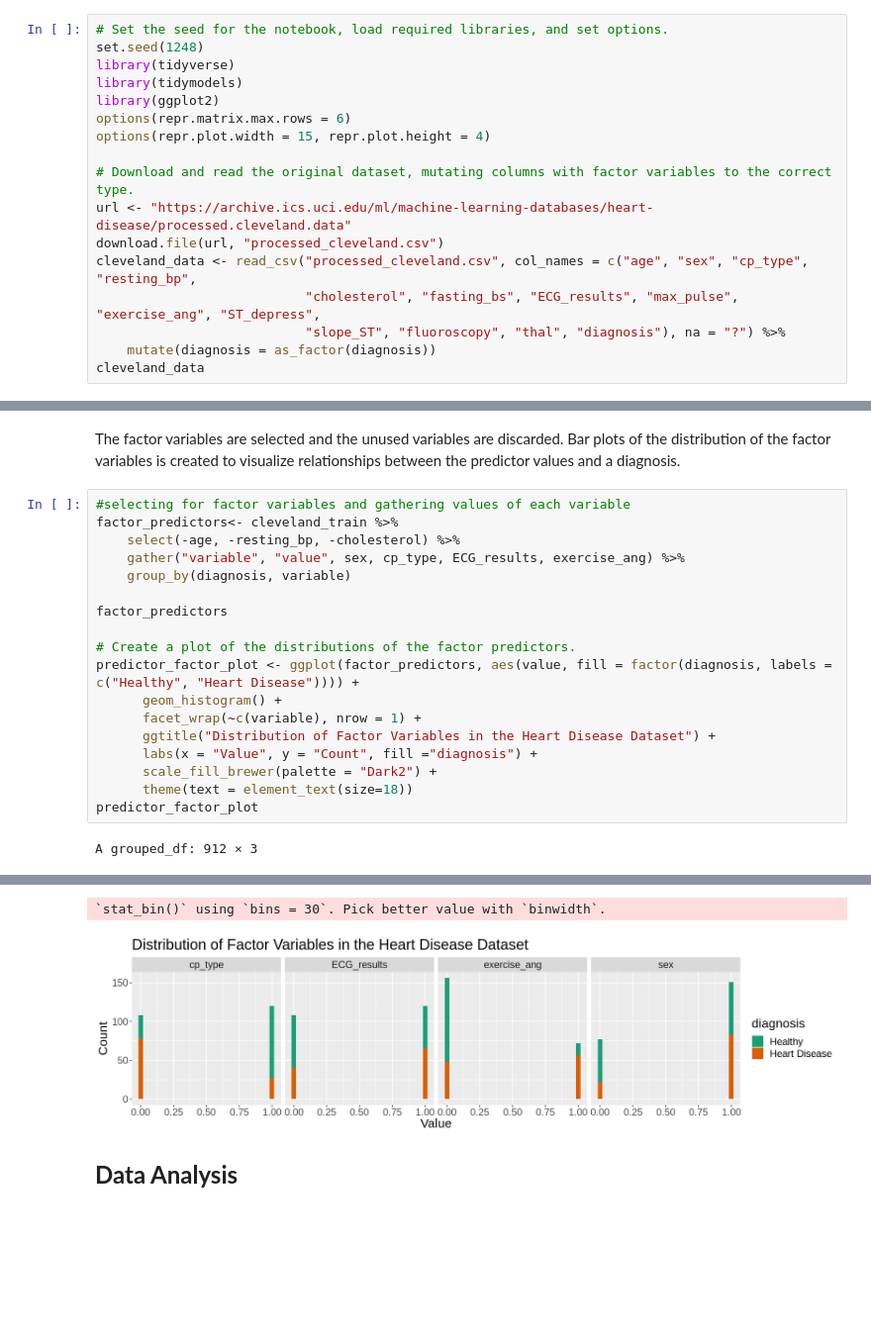
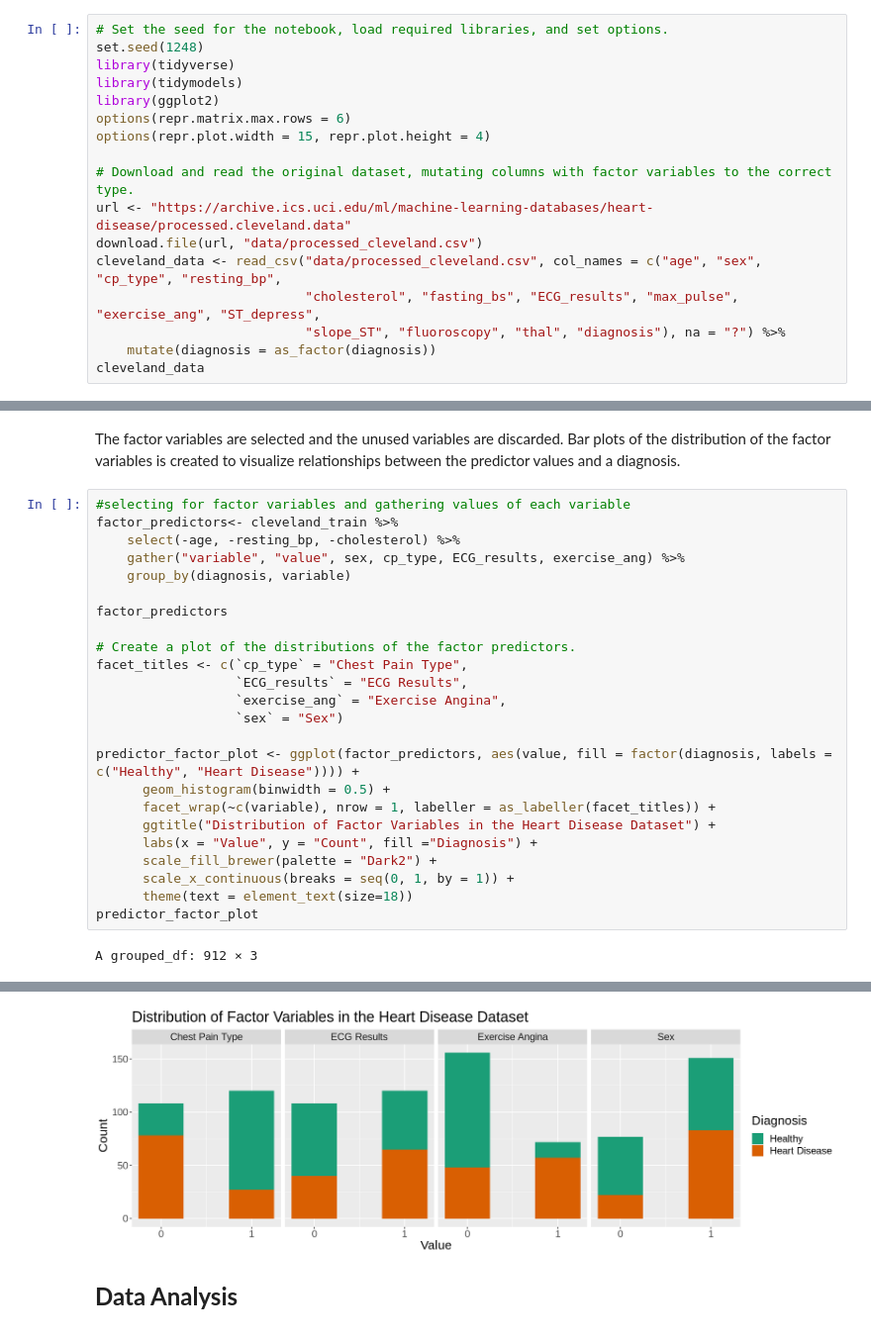
Before and after one commit to HannahDKM/Final_Project, a Jupyter notebook: Final_Project.ipynb, the cells around one changed output, grey strips where cells are left out. Shown: that part at 99% size. Drawn from its saved outputs; the diff is of its cells as text; blank space fills up the shorter version.

```diff
--- a/Final_Project.ipynb
+++ b/Final_Project.ipynb
@@ -25,8 +25,8 @@ options(repr.plot.width = 15, repr.plot.height = 4)
 
 # Download and read the original dataset, mutating columns with factor variables to the correct type.
 url <- "https://archive.ics.uci.edu/ml/machine-learning-databases/heart-disease/processed.cleveland.data"
-download.file(url, "processed_cleveland.csv")
-cleveland_data <- read_csv("processed_cleveland.csv", col_names = c("age", "sex", "cp_type", "resting_bp",
+download.file(url, "data/processed_cleveland.csv")
+cleveland_data <- read_csv("data/processed_cleveland.csv", col_names = c("age", "sex", "cp_type", "resting_bp",
                            "cholesterol", "fasting_bs", "ECG_results", "max_pulse", "exercise_ang", "ST_depress",
                            "slope_ST", "fluoroscopy", "thal", "diagnosis"), na = "?") %>%
     mutate(diagnosis = as_factor(diagnosis))
@@ -205,34 +217,39 @@ The factor variables are selected and the unused variables are discarded. Bar pl
 # %%
 #selecting for factor variables and gathering values of each variable
 factor_predictors<- cleveland_train %>%
     select(-age, -resting_bp, -cholesterol) %>%
     gather("variable", "value", sex, cp_type, ECG_results, exercise_ang) %>%
     group_by(diagnosis, variable)
 
 factor_predictors
 
 # Create a plot of the distributions of the factor predictors.
+facet_titles <- c(`cp_type` = "Chest Pain Type",
+                  `ECG_results` = "ECG Results",
+                  `exercise_ang` = "Exercise Angina",
+                  `sex` = "Sex")
+
 predictor_factor_plot <- ggplot(factor_predictors, aes(value, fill = factor(diagnosis, labels = c("Healthy", "Heart Disease")))) +
-      geom_histogram() +
-      facet_wrap(~c(variable), nrow = 1) +
+      geom_histogram(binwidth = 0.5) +
+      facet_wrap(~c(variable), nrow = 1, labeller = as_labeller(facet_titles)) +
       ggtitle("Distribution of Factor Variables in the Heart Disease Dataset") +
-      labs(x = "Value", y = "Count", fill ="diagnosis") +
+      labs(x = "Value", y = "Count", fill ="Diagnosis") +
       scale_fill_brewer(palette = "Dark2") +
+      scale_x_continuous(breaks = seq(0, 1, by = 1)) +
       theme(text = element_text(size=18))
 predictor_factor_plot
 # %% [output]
 A grouped_df: 912 × 3
 | diagnosis | variable | value |
 | <fct> | <chr> | <dbl> |
 | 0 | sex | 1 |
 | 1 | sex | 1 |
 | 0 | sex | 0 |
 | ⋮ | ⋮ | ⋮ |
 | 1 | exercise_ang | 1 |
 | 1 | exercise_ang | 0 |
 | 0 | exercise_ang | 0 |
-`stat_bin()` using `bins = 30`. Pick better value with `binwidth`.
-[figure, old version]
+[figure, new version]
 # %% [markdown]
 **<p style = "font-size:18pt; font-style:bold"> Data Analysis </p>**
 # %% [markdown]
```
Also changed, not shown: parts of 14 cells of this notebook.
